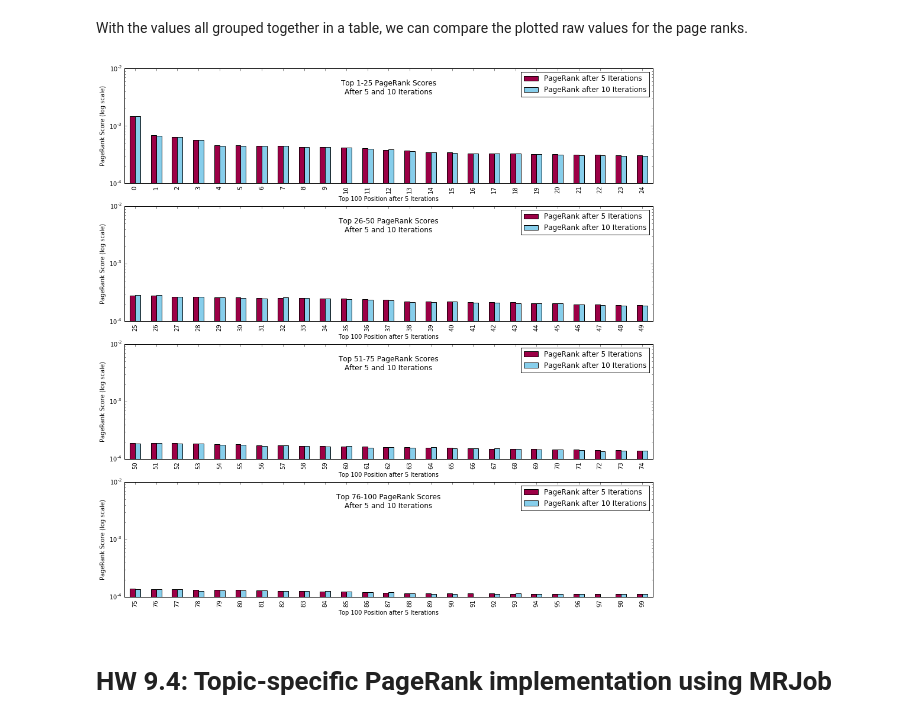
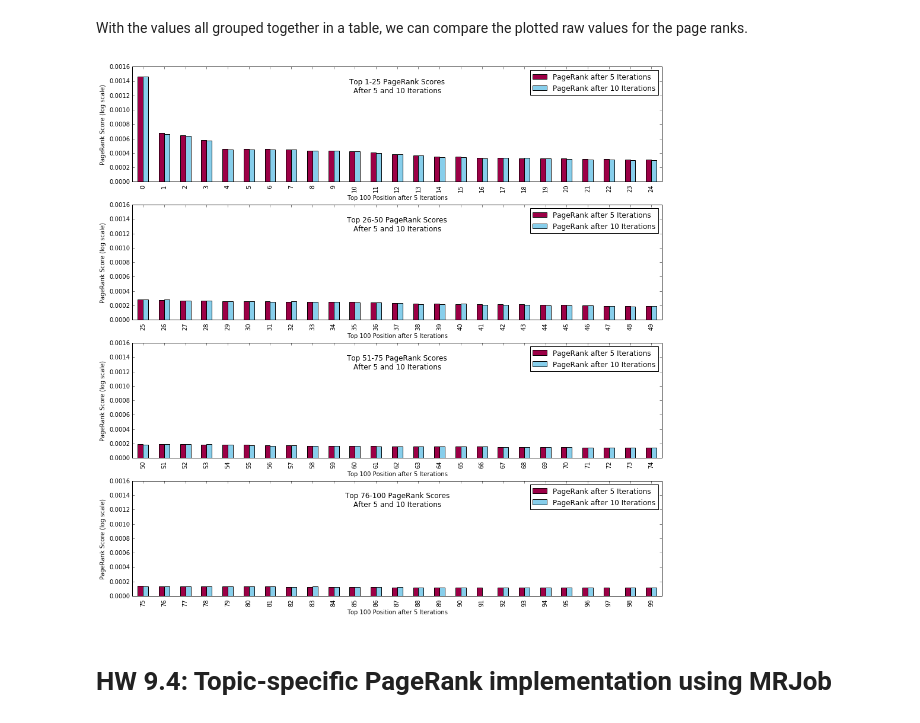
Before and after one commit to mseltz/W261-Fall2016, a Jupyter notebook: Week09/MIDS-W261-2016-HWK-Week09-DangSeltzer.ipynb, the cells around one changed output. Saved outputs shown, nothing was run; the diff lists cells and outputs as text; code cells hidden in the pictures.

```diff
--- a/Week09/MIDS-W261-2016-HWK-Week09-DangSeltzer.ipynb
+++ b/Week09/MIDS-W261-2016-HWK-Week09-DangSeltzer.ipynb
@@ -1553,25 +1557,25 @@ With the values all grouped together in a table, we can compare the plotted raw
 # %%
 plot_count = 4
 
 figure, subplots = matplotlib.pyplot.subplots(
     plot_count, figsize = (16, 4 * plot_count), sharex = False, sharey = True)
 
 for i in range(plot_count):
     start = int(i * 100 / plot_count)
     end = int((i + 1) * 100 / plot_count)
 
     wikipedia_compare_df[start:end].plot(
-        ax = subplots[i], logy = True, kind = 'bar', color=['#9C0046', '#87ceeb'])
+        ax = subplots[i], kind = 'bar', color=['#9C0046', '#87ceeb'])
 
     subplots[i].title.set_position((0.5,0.75))
 
     subplots[i].set_title(
         'Top %d-%d PageRank Scores\nAfter 5 and 10 Iterations' % (start + 1, end))
 
     subplots[i].set_xlabel('Top 100 Position after 5 Iterations')
     subplots[i].set_ylabel('PageRank Score (log scale)')
 # %% [output]
-[figure, old version]
+[figure, new version]
 # %% [markdown]
 # HW 9.4: Topic-specific PageRank implementation using MRJob
 # %% [markdown]
```
Also changed, not shown: parts of 25 cells of this notebook.
